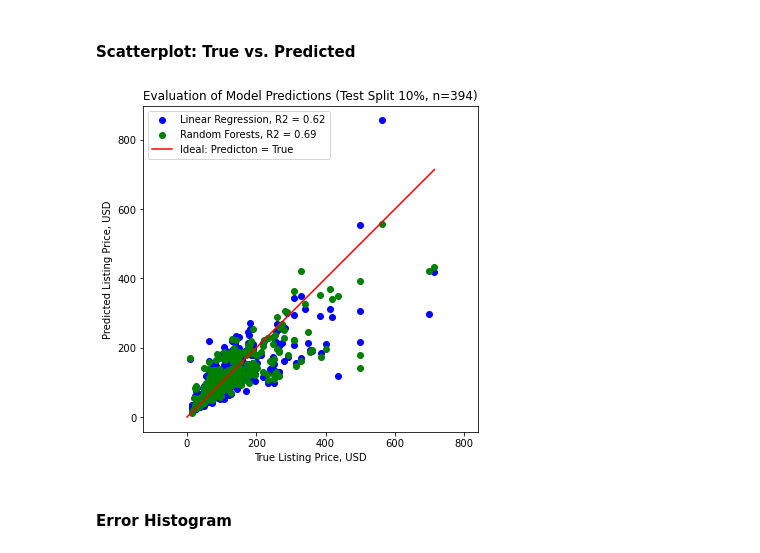
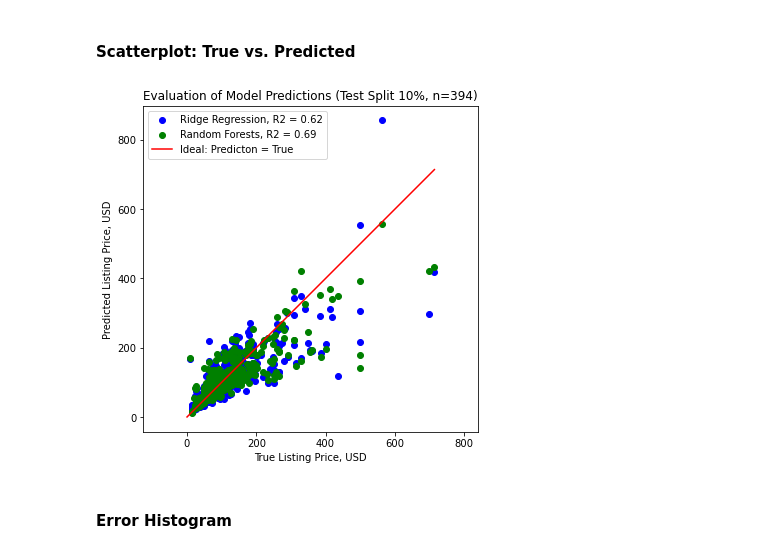
Before and after one commit to mxagar/airbnb_data_analysis, a Jupyter notebook: 03_AirBnB_DataAnalysis_Modelling.ipynb, the cells around one changed output. Drawn from its saved outputs; the diff is of its cells as text; code cells hidden in the pictures.

```diff
--- a/03_AirBnB_DataAnalysis_Modelling.ipynb
+++ b/03_AirBnB_DataAnalysis_Modelling.ipynb
@@ -242,25 +242,25 @@ Average listing price:  100
 # %%
 # Real vs. Predicted
 # The R2 is only 0.57
 # We can see that as the price increases, the prediction error increases
 # as heppened with the linear regression model
 # However, the prediction and true points are closer to the ideal line
 plt.figure(figsize=(6,6))
 x = np.exp(y_test)
 y_rf = np.exp(rf.predict(X_test))
 #x = np.exp(y_train)
 #y_rf = np.exp(rf.predict(X_train))
 plt.scatter(x, y_lm,color='b',alpha=1.0)
 plt.scatter(x, y_rf,color='g',alpha=1.0)
 plt.plot(np.array([0,np.max(x)],dtype='object'),np.array([0,np.max(x)],dtype='object'),'r-')
-plt.legend([f'Linear Regression, R2 = {r2_test_lm}',f'Random Forests, R2 = {r2_test_rf}','Ideal: Predicton = True'])
+plt.legend([f'Ridge Regression, R2 = {r2_test_lm}',f'Random Forests, R2 = {r2_test_rf}','Ideal: Predicton = True'])
 plt.xlabel('True Listing Price, USD')
 plt.ylabel('Predicted Listing Price, USD')
 plt.title('Evaluation of Model Predictions (Test Split 10%, n=394)')
 plt.axis('equal')
 plt.savefig('./pics/regression_evaluation.png',dpi=600,transparent=True,bbox_inches='tight')
 # %% [output]
-[figure, old version]
+[figure, new version]
 # %% [markdown]
 #### Error Histogram
 # %%
```
Also changed, not shown: 4 other files.
